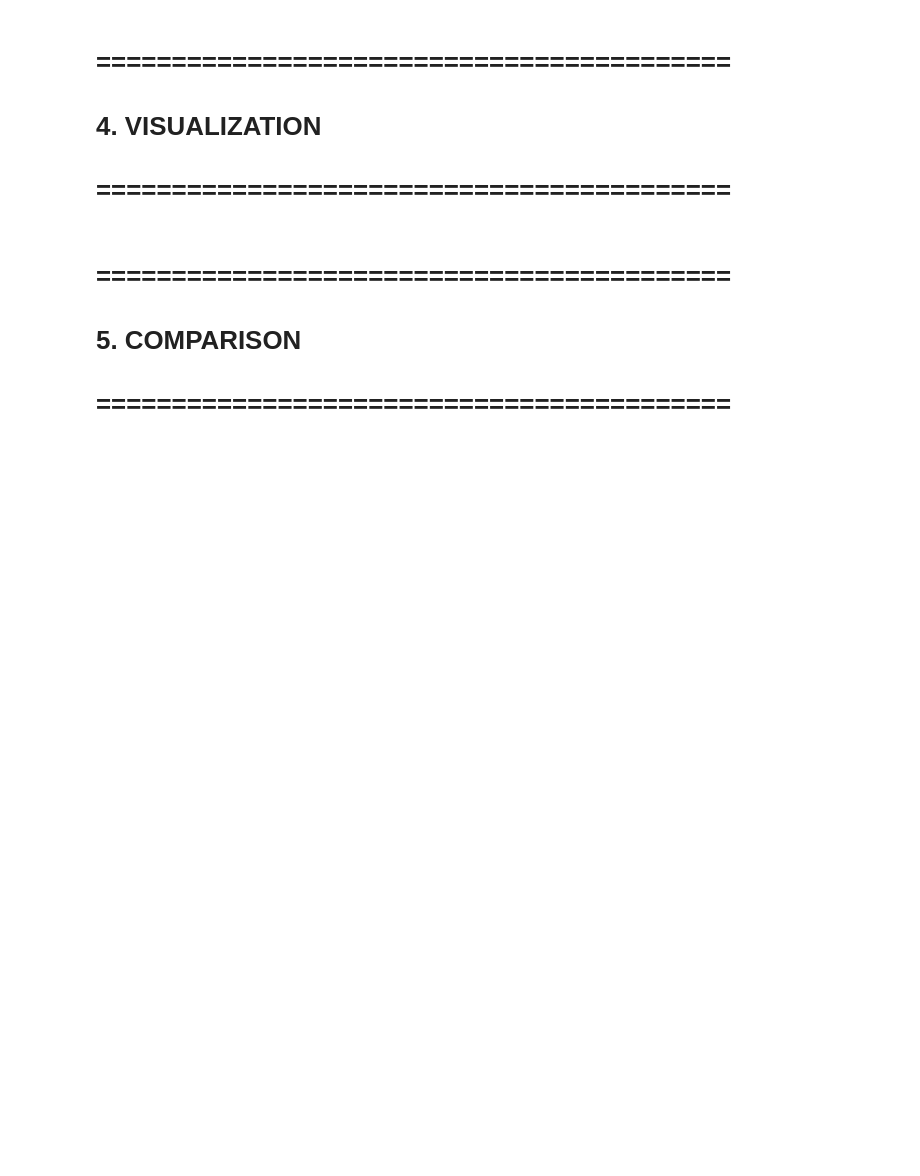
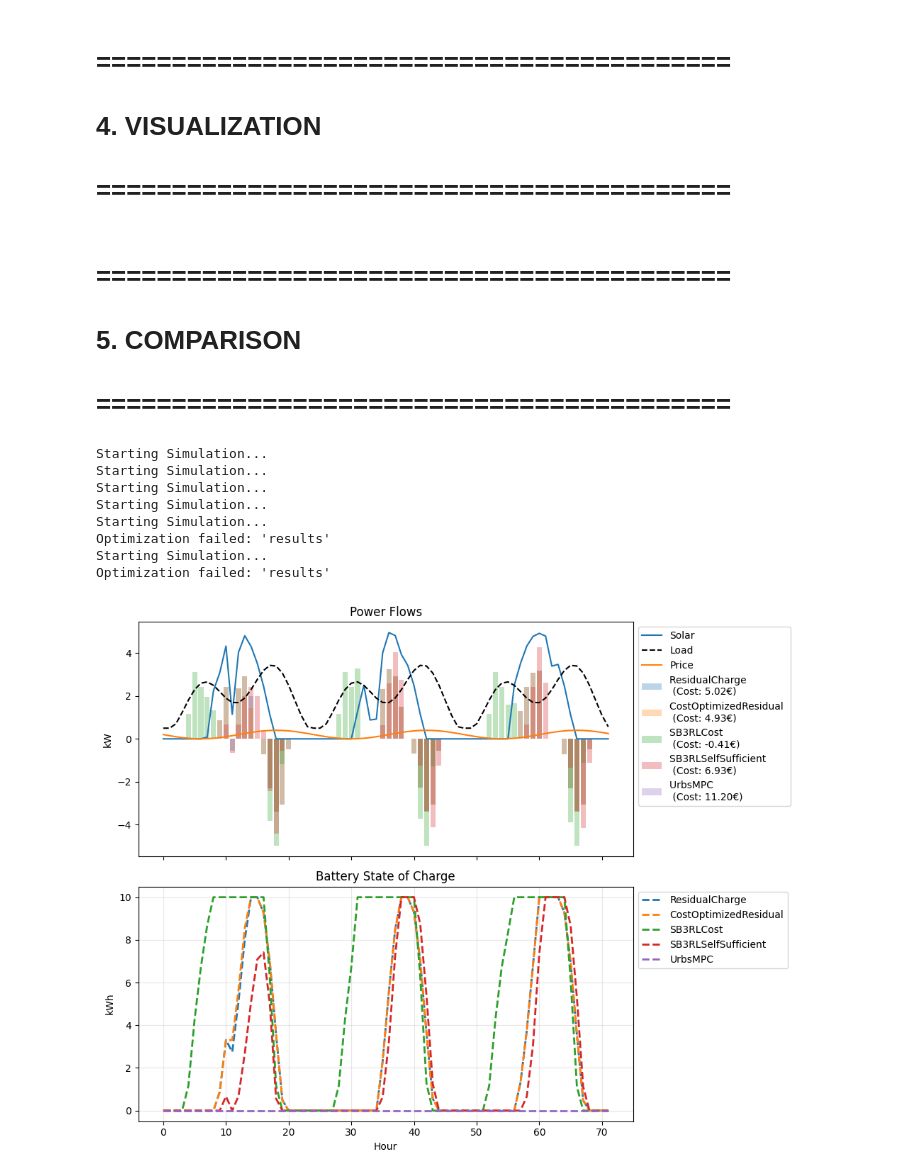
Before and after one commit to maxhock/ADG-HEMS, a Jupyter notebook: Rule_Based_HEMS.ipynb, the cells around one changed output. Saved outputs shown, nothing was run; the diff lists cells and outputs as text; code cells hidden in the pictures; blank space fills up the shorter version.

```diff
--- a/Rule_Based_HEMS.ipynb
+++ b/Rule_Based_HEMS.ipynb
@@ -346,7 +351,7 @@ class UrbsMPCController(Controller):
                     "process": {
                         "PV": {
                             "inst-cap": max_solar,
-                            "cap-lo": 0,
+                            "cap-lo": max_solar,
                             "cap-up": max_solar,
                             "commodity": {
                                 "SolarRes": { "Direction": "In", "ratio": 1 },
@@ -356,7 +361,7 @@ class UrbsMPCController(Controller):
                         "GridImport": {
                             "inst-cap": 0,
                             "cap-lo": 0,
-                            "cap-up": 1e6,
+                            "cap-up": -1,
                             "commodity": {
                                 "Grid": { "Direction": "In", "ratio": 1 },
                                 "Elec": { "Direction": "Out", "ratio": 1 }
@@ -366,10 +371,10 @@ class UrbsMPCController(Controller):
                     "storage": {
                         "Battery": {
                             "inst-cap-c": self.bat_cap,
-                            "cap-lo-c": 0,
+                            "cap-lo-c": self.bat_cap,
                             "cap-up-c": self.bat_cap,
                             "inst-cap-p": self.max_p,
-                            "cap-lo-p": 0,
+                            "cap-lo-p": self.max_p,
                             "cap-up-p": self.max_p,
                             "eff-in": 1.0,
                             "eff-out": 1.0,
@@ -535,7 +540,7 @@ controllers = {
     # "LimitedURBS": LimitedURBSController,
     "SB3RLCost": SB3RLCostController,
     "SB3RLSelfSufficient": SB3RLSelfSufficientController,
-    # "UrbsMPC": UrbsMPCController
+    "UrbsMPC": UrbsMPCController
 }
 
 all_results = {}
@@ -544,30 +549,40 @@ for name, controller in controllers.items():
 
 
 fig, (ax1, ax2) = plt.subplots(2, 1, figsize=(10, 8), sharex=True)
 df = list(all_results.values())[0]
 ax1.plot(df['solar'], label='Solar')
 ax1.plot(df['load'], 'k--', label='Load')
 ax1.plot(df['price'], label='Price')
 for name, df in all_results.items():
     total_cost = df['cost'].sum()
     # print(f"Total Cost for {name}: €{total_cost:.2f}")
 
 
     # Ax1: Physics
     ax1.set_title("Power Flows")
 
 
     ax1.bar(df.index, df['battery_action_actual'], alpha=0.3, label=f'{name} \n (Cost: {total_cost:.2f}€)')
     ax1.legend(bbox_to_anchor=(1, 1), loc='upper left')
     ax1.set_ylabel("kW")
 
     # Ax2: Battery State
     ax2.set_title("Battery State of Charge")
     ax2.plot(df['soc'], '--', linewidth=2, label=f"{name}")
     ax2.set_ylabel("kWh")
     ax2.set_xlabel("Hour")
     ax2.grid(True, alpha=0.3)
     ax2.legend(bbox_to_anchor=(1, 1), loc='upper left')
 
     plt.tight_layout()
 plt.show()
+# %% [output]
+Starting Simulation...
+Starting Simulation...
+Starting Simulation...
+Starting Simulation...
+Starting Simulation...
+Optimization failed: 'results'
+Starting Simulation...
+Optimization failed: 'results'
+[figure, added]
```
Also changed, not shown: parts of 2 cells of this notebook, 1 other file.
